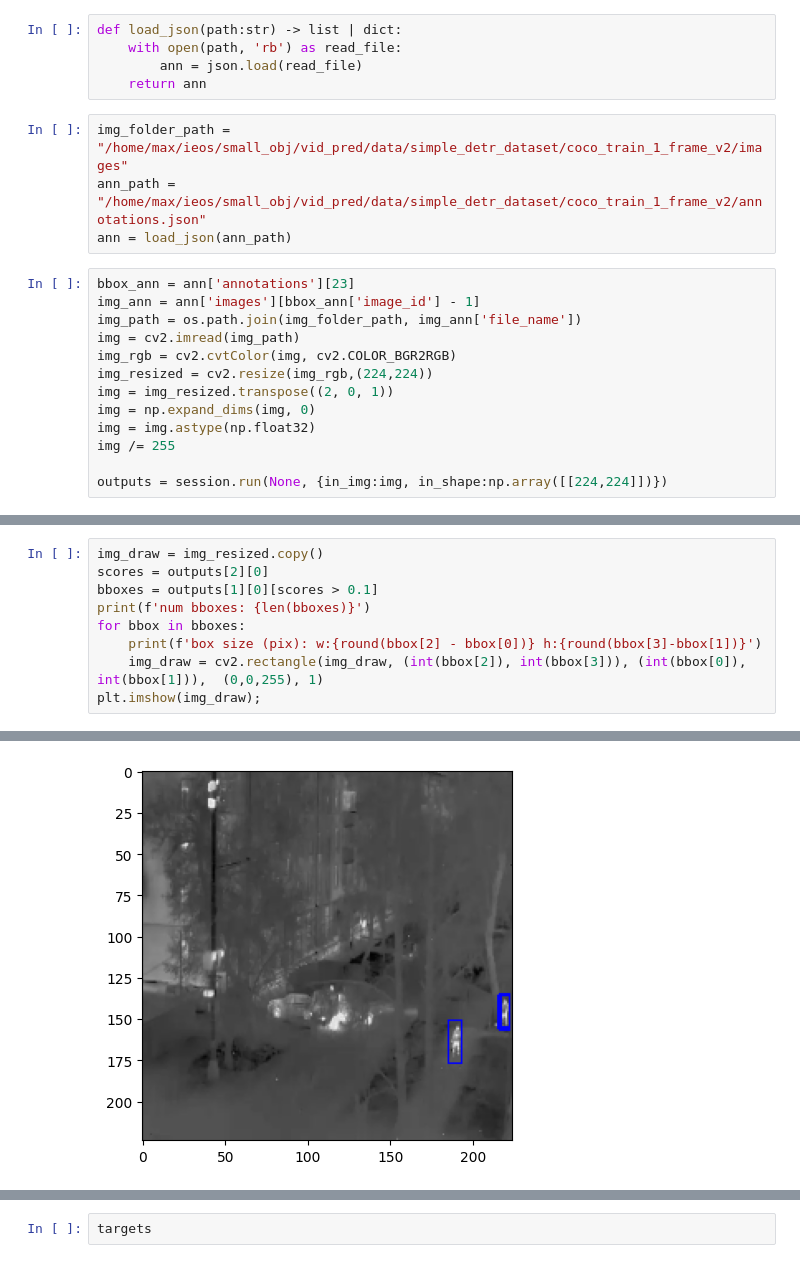
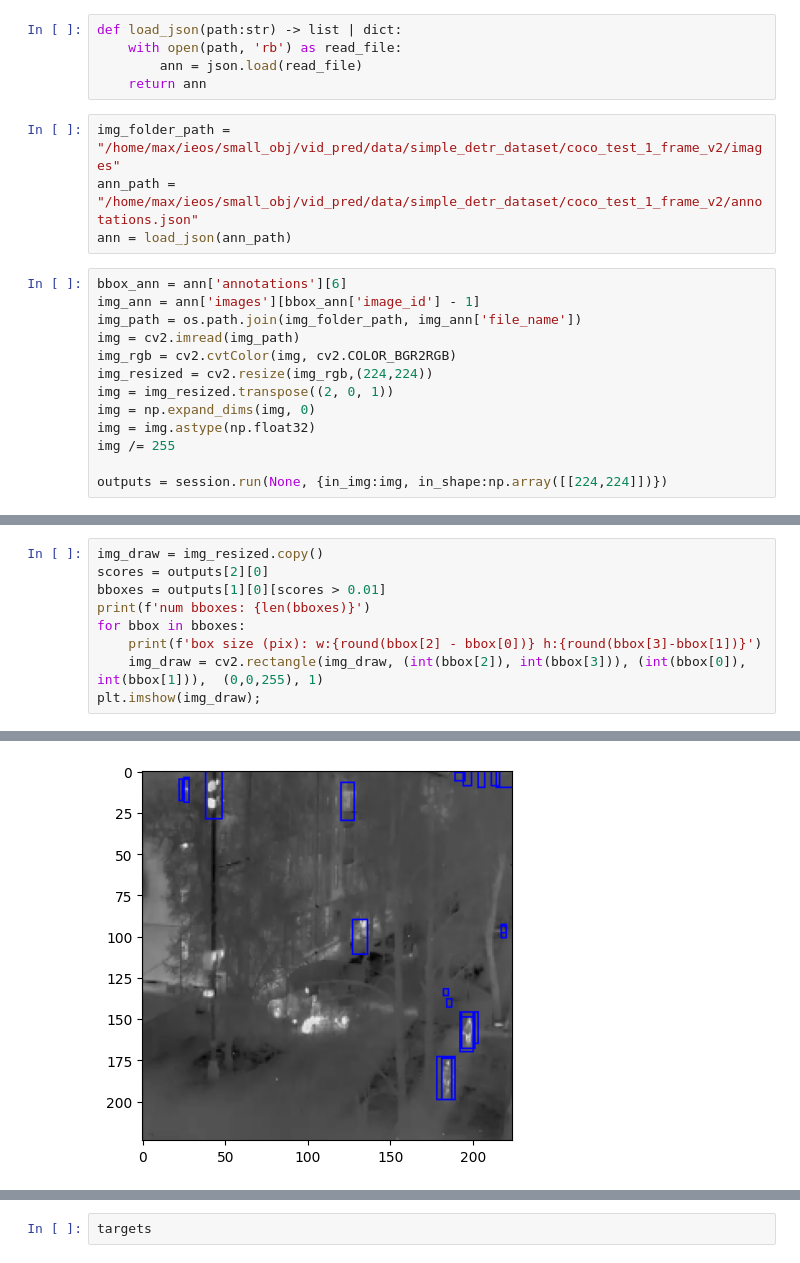
Before and after one commit to SivenM/det_small_people, a Jupyter notebook: forge/check_onnx_runtime.ipynb, the cells around one changed output, grey strips where cells are left out. Saved outputs shown, nothing was run; the diff lists cells and outputs as text.

```diff
--- a/forge/check_onnx_runtime.ipynb
+++ b/forge/check_onnx_runtime.ipynb
@@ -74,11 +74,11 @@ def load_json(path:str) -> list | dict:
         ann = json.load(read_file)
     return ann
 # %%
-img_folder_path = "/home/max/ieos/small_obj/vid_pred/data/simple_detr_dataset/coco_train_1_frame_v2/images"
-ann_path = "/home/max/ieos/small_obj/vid_pred/data/simple_detr_dataset/coco_train_1_frame_v2/annotations.json"
+img_folder_path = "/home/max/ieos/small_obj/vid_pred/data/simple_detr_dataset/coco_test_1_frame_v2/images"
+ann_path = "/home/max/ieos/small_obj/vid_pred/data/simple_detr_dataset/coco_test_1_frame_v2/annotations.json"
 ann = load_json(ann_path)
 # %%
-bbox_ann = ann['annotations'][23]
+bbox_ann = ann['annotations'][6]
 img_ann = ann['images'][bbox_ann['image_id'] - 1]
 img_path = os.path.join(img_folder_path, img_ann['file_name'])
 img = cv2.imread(img_path)
@@ -187,7 +99,7 @@ array([0.85773873, 0.67253685, 0.5817674 , 0.27487117, 0.25709033,
 # %%
 img_draw = img_resized.copy()
 scores = outputs[2][0]
-bboxes = outputs[1][0][scores > 0.1]
+bboxes = outputs[1][0][scores > 0.01]
 print(f'num bboxes: {len(bboxes)}')
 for bbox in bboxes:
     print(f'box size (pix): w:{round(bbox[2] - bbox[0])} h:{round(bbox[3]-bbox[1])}')
@@ -203 +126 @@ box size (pix): w:5 h:20
-[figure, old version]
+[figure, new version]
```
Also changed, not shown: parts of 17 cells of this notebook, 4 other files.
